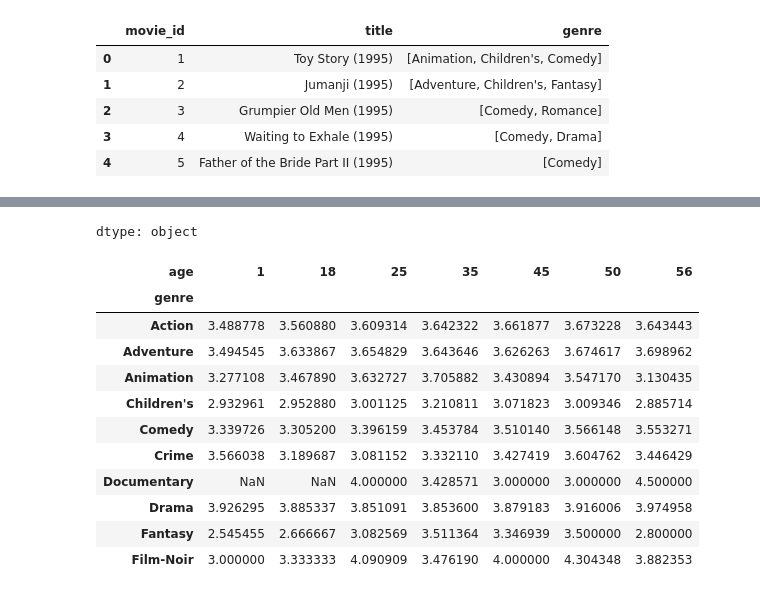
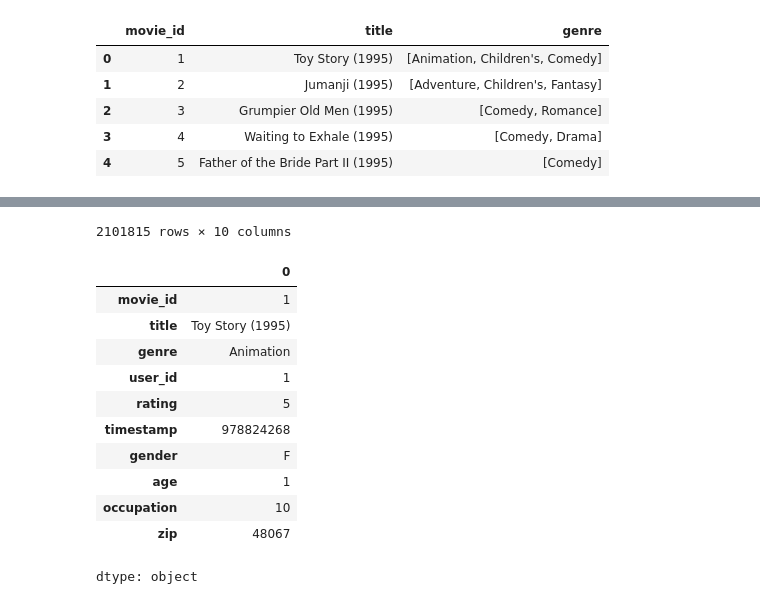
Before and after one commit to ancestor9/2026_Fall_Application-Deployment, a Jupyter notebook: 20261106/ch13_2_MovieLens_1M_Dataset.ipynb, the cells around one changed output, grey strips where cells are left out. Saved outputs shown, nothing was run; the diff lists cells and outputs as text; code cells hidden in the pictures.

```diff
--- a/20261106/ch13_2_MovieLens_1M_Dataset.ipynb
+++ b/20261106/ch13_2_MovieLens_1M_Dataset.ipynb
@@ -36,17 +23,10 @@ users.dat
 # %%
-import pandas as pd
-
-# GitHub Raw 데이터 주소로 경로를 지정
-raw_path = "https://raw.githubusercontent.com/wesm/pydata-book/3rd-edition/"
+# raw.githubusercontent.com 주소를 사용하여 실제 데이터를 직접 가져옵니다.
+raw_path = "https://raw.githubusercontent.com/wesm/pydata-book/3rd-edition/datasets/movielens"
 
 unames = ["user_id", "gender", "age", "occupation", "zip"]
-users = pd.read_csv(
-    f"{raw_path}datasets/movielens/users.dat",
-    sep="::",
-    header=None,
-    names=unames,
-    engine="python",
-)
+users = pd.read_table(f'{raw_path}/users.dat', sep="::",
+                      header=None, names=unames, engine="python")
 users
 # %% [output]
 |  | user_id | gender | age | occupation | zip |
@@ -63,14 +43,14 @@ users
 | 6039 | 6040 | M | 25 | 6 | 11106 |
 6040 rows × 5 columns
 # %%
+raw_path = "https://raw.githubusercontent.com/wesm/pydata-book/3rd-edition/datasets/movielens"
+
 rnames = ["user_id", "movie_id", "rating", "timestamp"]
-ratings = pd.read_csv(
-    f"{raw_path}datasets/movielens/ratings.dat",
-    sep="::",
-    header=None,
-    names=rnames,
-    engine="python",
-)
+ratings = pd.read_table(f'{raw_path}/ratings.dat', sep="::",
+                        header=None, names=rnames, engine="python")
+
+# 전체 데이터 중 10%만 무작위로 추출하여 ratings 변수에 재할당
+# ratings = ratings .sample(frac=0.05, random_state=42)
 ratings
 # %% [output]
 |  | user_id | movie_id | rating | timestamp |
@@ -88,13 +68,10 @@ ratings
 1000209 rows × 4 columns
 # %%
 mnames = ["movie_id", "title", "genres"]
-movies = pd.read_csv(
-    f"{raw_path}datasets/movielens/movies.dat",
-    sep="::",
-    header=None,
-    names=mnames,
-    engine="python",
-)
+movies = pd.read_table(f'{raw_path}/movies.dat', sep="::",
+                       header=None, names=mnames, engine="python")
+# 전체 데이터 중 10%만 무작위로 추출하여 ratings 변수에 재할당
+# movies = movies.sample(frac=0.05, random_state=42)
 movies
 # %% [output]
 |  | movie_id | title | genres |
@@ -456,8 +675,5 @@ final_movies_genres.head()
 # %%
 ratings_with_genre = pd.merge(pd.merge(movies_exploded, ratings), users)
+ratings_with_genre
 ratings_with_genre.iloc[0]
-genre_ratings = (ratings_with_genre.groupby(["genre", "age"])
-                 ["rating"].mean()
-                 .unstack("age"))
-genre_ratings[:10]
 # %% [output]
@@ -475,13 +692,13 @@ genre_ratings[:10]
-dtype: object
+2101815 rows × 10 columns
-| age | 1 | 18 | 25 | 35 | 45 | 50 | 56 |
-| genre |  |  |  |  |  |  |  |
-| Action | 3.488778 | 3.560880 | 3.609314 | 3.642322 | 3.661877 | 3.673228 | 3.643443 |
-| Adventure | 3.494545 | 3.633867 | 3.654829 | 3.643646 | 3.626263 | 3.674617 | 3.698962 |
-| Animation | 3.277108 | 3.467890 | 3.632727 | 3.705882 | 3.430894 | 3.547170 | 3.130435 |
-| Children's | 2.932961 | 2.952880 | 3.001125 | 3.210811 | 3.071823 | 3.009346 | 2.885714 |
-| Comedy | 3.339726 | 3.305200 | 3.396159 | 3.453784 | 3.510140 | 3.566148 | 3.553271 |
-| Crime | 3.566038 | 3.189687 | 3.081152 | 3.332110 | 3.427419 | 3.604762 | 3.446429 |
-| Documentary | NaN | NaN | 4.000000 | 3.428571 | 3.000000 | 3.000000 | 4.500000 |
-| Drama | 3.926295 | 3.885337 | 3.851091 | 3.853600 | 3.879183 | 3.916006 | 3.974958 |
-| Fantasy | 2.545455 | 2.666667 | 3.082569 | 3.511364 | 3.346939 | 3.500000 | 2.800000 |
-| Film-Noir | 3.000000 | 3.333333 | 4.090909 | 3.476190 | 4.000000 | 4.304348 | 3.882353 |
+|  | 0 |
+| movie_id | 1 |
+| title | Toy Story (1995) |
+| genre | Animation |
+| user_id | 1 |
+| rating | 5 |
+| timestamp | 978824268 |
+| gender | F |
+| age | 1 |
+| occupation | 10 |
+| zip | 48067 |
+dtype: object
```
Also changed, not shown: parts of 32 cells of this notebook.
